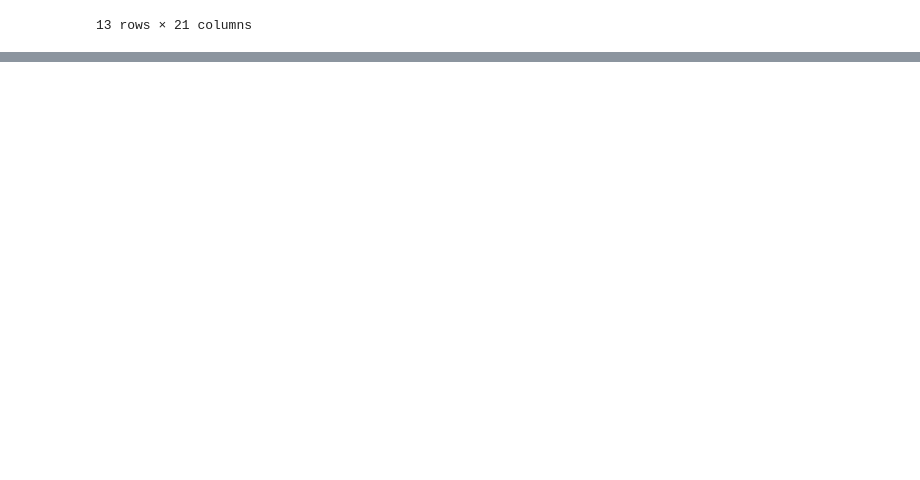
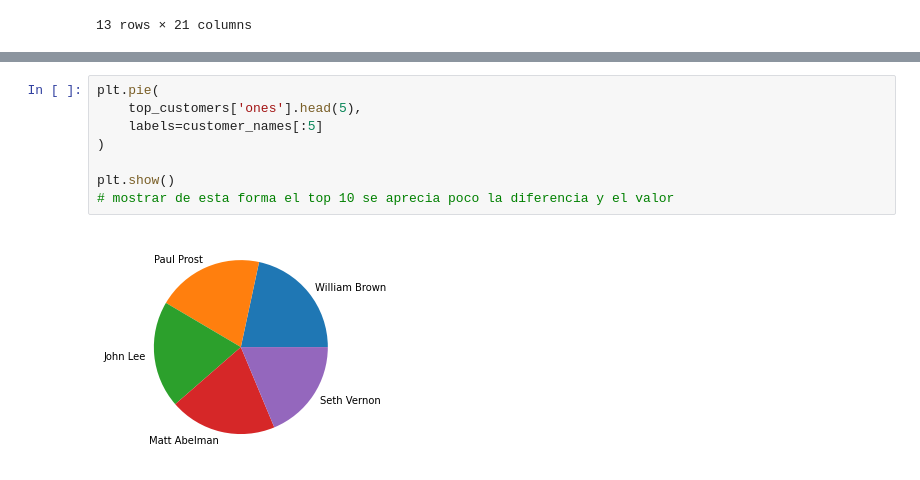
Before and after one commit to LuisReyes98/platzi-data-visualization, a Jupyter notebook: analisis.ipynb, the cells around one changed output, grey strips where cells are left out. Drawn from its saved outputs; the diff is of its cells as text; blank space fills up the shorter version.

```diff
--- a/analisis.ipynb
+++ b/analisis.ipynb
@@ -66,0 +262,10 @@ df.describe(include='all')
+# %%
+plt.pie(
+    top_customers['ones'].head(5),
+    labels=customer_names[:5]
+)
+
+plt.show()
+# mostrar de esta forma el top 10 se aprecia poco la diferencia y el valor
+# %% [output]
+[figure, added]
```
Also changed, not shown: parts of 45 cells of this notebook, 2 other files.
